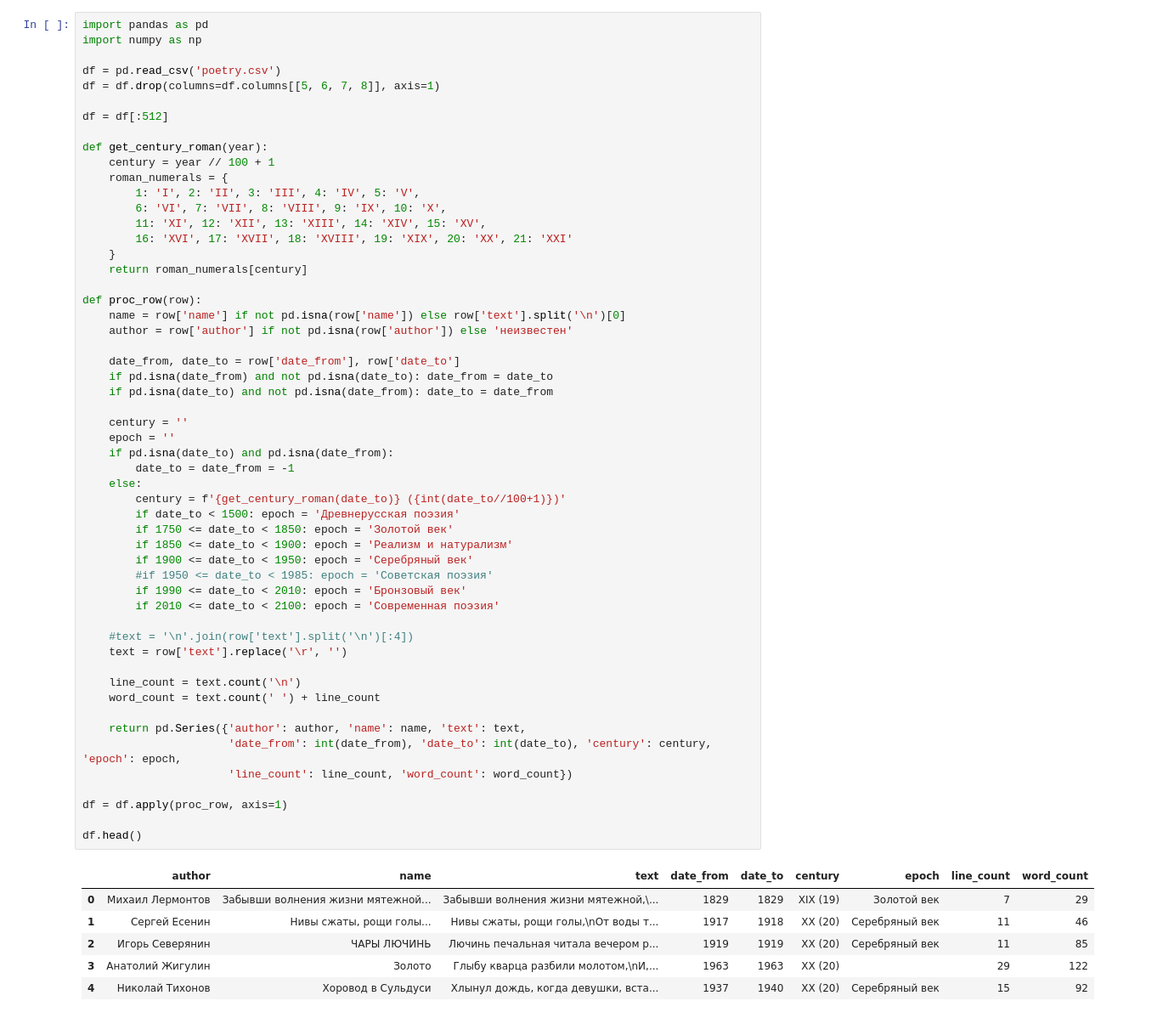
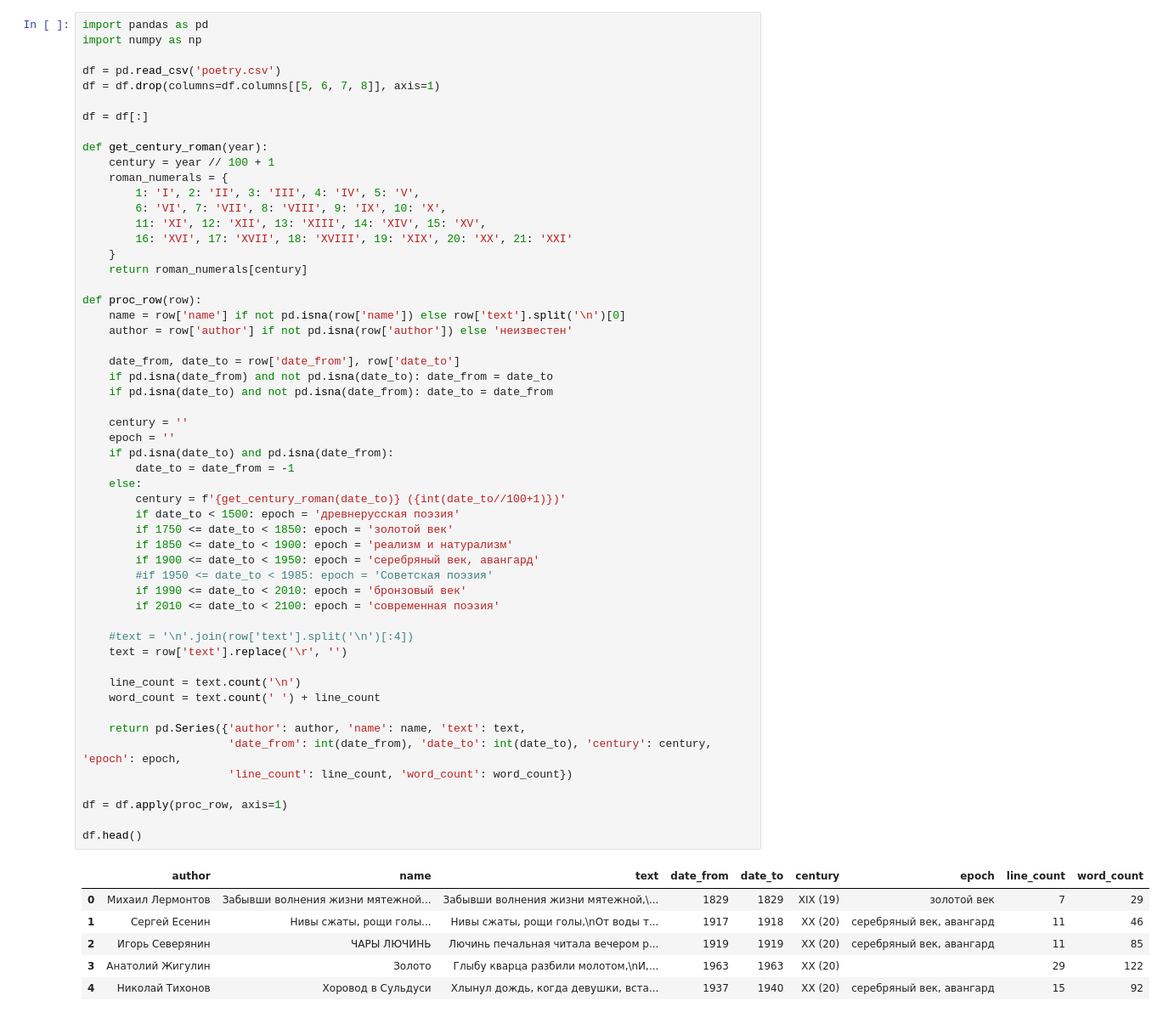
Before and after one commit to Mihahanya/Poetry-recommendation, a Jupyter notebook: recomendations.ipynb, the cells around one changed output. Shown at 85% size. Saved outputs shown, nothing was run; the diff lists cells and outputs as text.

```diff
--- a/recomendations.ipynb
+++ b/recomendations.ipynb
@@ -5,7 +5,7 @@ import numpy as np
 df = pd.read_csv('poetry.csv')
 df = df.drop(columns=df.columns[[5, 6, 7, 8]], axis=1)
 
-df = df[:512]
+df = df[:]
 
 def get_century_roman(year):
 	century = year // 100 + 1
@@ -21,44 +21,44 @@ def proc_row(row):
 	name = row['name'] if not pd.isna(row['name']) else row['text'].split('\n')[0]
 	author = row['author'] if not pd.isna(row['author']) else 'неизвестен'
 
 	date_from, date_to = row['date_from'], row['date_to']
 	if pd.isna(date_from) and not pd.isna(date_to): date_from = date_to
 	if pd.isna(date_to) and not pd.isna(date_from): date_to = date_from
 
 	century = ''
 	epoch = ''
 	if pd.isna(date_to) and pd.isna(date_from):
 		date_to = date_from = -1
 	else:
 		century = f'{get_century_roman(date_to)} ({int(date_to//100+1)})'
-		if date_to < 1500: epoch = 'Древнерусская поэзия'
-		if 1750 <= date_to < 1850: epoch = 'Золотой век'
-		if 1850 <= date_to < 1900: epoch = 'Реализм и натурализм'
-		if 1900 <= date_to < 1950: epoch = 'Серебряный век'
+		if date_to < 1500: epoch = 'древнерусская поэзия'
+		if 1750 <= date_to < 1850: epoch = 'золотой век'
+		if 1850 <= date_to < 1900: epoch = 'реализм и натурализм'
+		if 1900 <= date_to < 1950: epoch = 'серебряный век, авангард'
 		#if 1950 <= date_to < 1985: epoch = 'Советская поэзия'
-		if 1990 <= date_to < 2010: epoch = 'Бронзовый век'
-		if 2010 <= date_to < 2100: epoch = 'Современная поэзия'
+		if 1990 <= date_to < 2010: epoch = 'бронзовый век'
+		if 2010 <= date_to < 2100: epoch = 'современная поэзия'
 
 	#text = '\n'.join(row['text'].split('\n')[:4])
 	text = row['text'].replace('\r', '')
 
 	line_count = text.count('\n')
 	word_count = text.count(' ') + line_count
 
 	return pd.Series({'author': author, 'name': name, 'text': text,
 				   	  'date_from': int(date_from), 'date_to': int(date_to), 'century': century, 'epoch': epoch,
 				  	  'line_count': line_count, 'word_count': word_count})
 
 df = df.apply(proc_row, axis=1)
 
 df.head()
 # %% [output]
 |  | author | name | text | date_from | date_to | century | epoch | line_count | word_count |
-| 0 | Михаил Лермонтов | Забывши волнения жизни мятежной... | Забывши волнения жизни мятежной,\... | 1829 | 1829 | XIX (19) | Золотой век | 7 | 29 |
-| 1 | Сергей Есенин | Нивы сжаты, рощи голы... | Нивы сжаты, рощи голы,\nОт воды т... | 1917 | 1918 | XX (20) | Серебряный век | 11 | 46 |
-| 2 | Игорь Северянин | ЧАРЫ ЛЮЧИНЬ | Лючинь печальная читала вечером р... | 1919 | 1919 | XX (20) | Серебряный век | 11 | 85 |
+| 0 | Михаил Лермонтов | Забывши волнения жизни мятежной... | Забывши волнения жизни мятежной,\... | 1829 | 1829 | XIX (19) | золотой век | 7 | 29 |
+| 1 | Сергей Есенин | Нивы сжаты, рощи голы... | Нивы сжаты, рощи голы,\nОт воды т... | 1917 | 1918 | XX (20) | серебряный век, авангард | 11 | 46 |
+| 2 | Игорь Северянин | ЧАРЫ ЛЮЧИНЬ | Лючинь печальная читала вечером р... | 1919 | 1919 | XX (20) | серебряный век, авангард | 11 | 85 |
 | 3 | Анатолий Жигулин | Золото | Глыбу кварца разбили молотом,\nИ,... | 1963 | 1963 | XX (20) |  | 29 | 122 |
-| 4 | Николай Тихонов | Хоровод в Сульдуси | Хлынул дождь, когда девушки, вста... | 1937 | 1940 | XX (20) | Серебряный век | 15 | 92 |
+| 4 | Николай Тихонов | Хоровод в Сульдуси | Хлынул дождь, когда девушки, вста... | 1937 | 1940 | XX (20) | серебряный век, авангард | 15 | 92 |
 # %%
 len(df)
 # %% [output]
```
Also changed, not shown: parts of 5 cells of this notebook.
